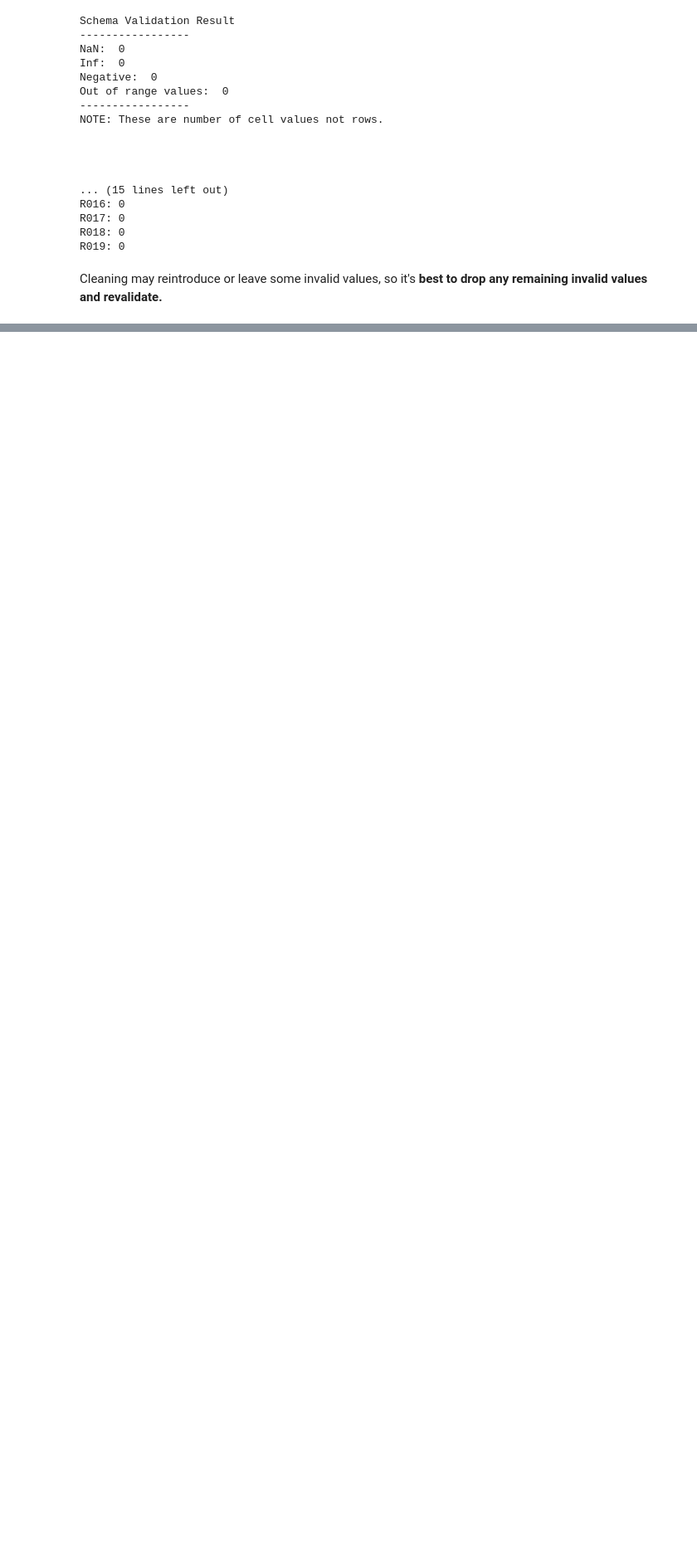
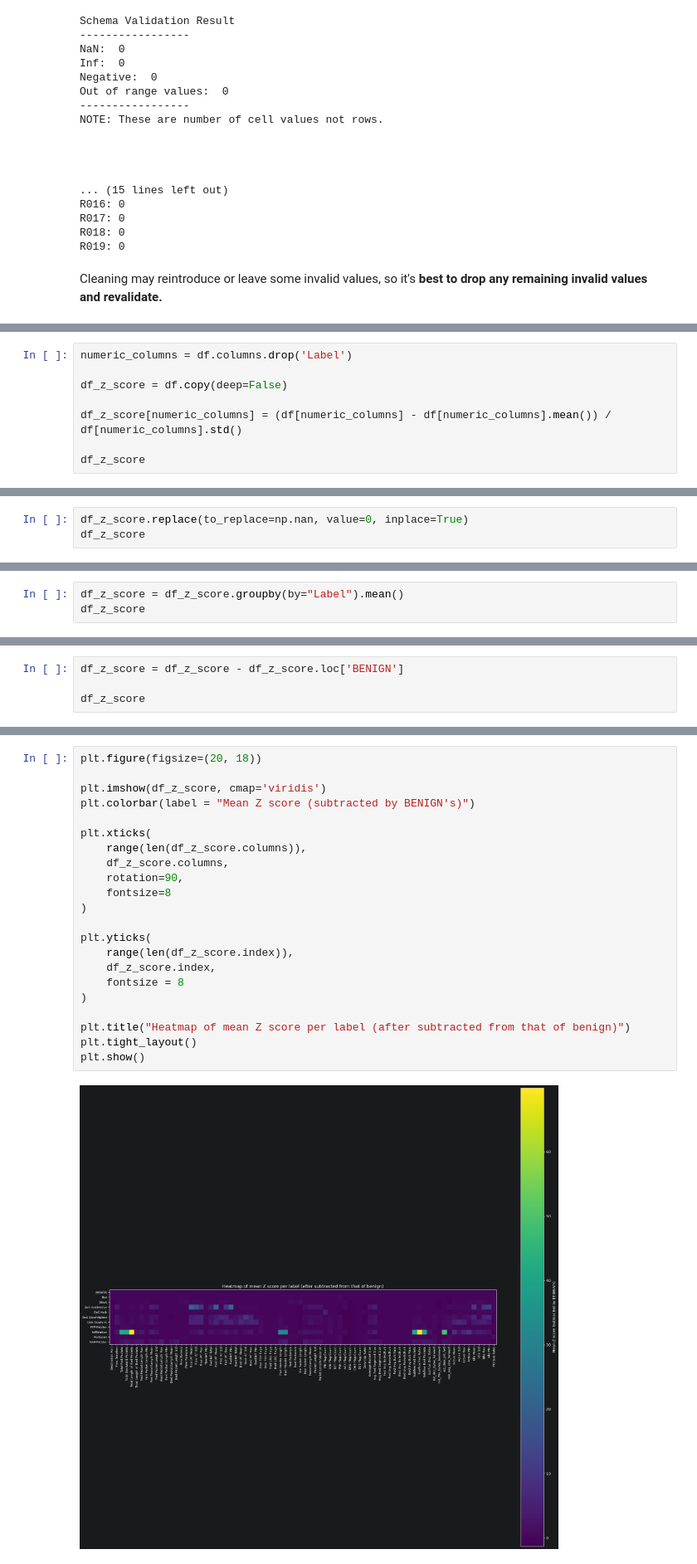
Before and after one commit to CoderHarshDew/Harsh_Dewangan_PBEL_3.0, a Jupyter notebook: notebooks/exploratory_data_analysis.ipynb, the cells around one changed output, grey strips where cells are left out. Shown at 83% size. Cells and saved outputs as stored; diff of their text form; blank space fills up the shorter version.

```diff
--- a/notebooks/exploratory_data_analysis.ipynb
+++ b/notebooks/exploratory_data_analysis.ipynb
@@ -384,0 +511,8 @@ Cleaning may reintroduce or leave some invalid values, so it's **best to drop an
+# %%
+numeric_columns = df.columns.drop('Label')
+
+df_z_score = df.copy(deep=False)
+
+df_z_score[numeric_columns] = (df[numeric_columns] - df[numeric_columns].mean()) / df[numeric_columns].std()
+
+df_z_score
@@ -384,0 +547,3 @@ Cleaning may reintroduce or leave some invalid values, so it's **best to drop an
+# %%
+df_z_score.replace(to_replace=np.nan, value=0, inplace=True)
+df_z_score
@@ -384,0 +564,3 @@ Cleaning may reintroduce or leave some invalid values, so it's **best to drop an
+# %%
+df_z_score = df_z_score.groupby(by="Label").mean()
+df_z_score
@@ -384,0 +582,4 @@ Cleaning may reintroduce or leave some invalid values, so it's **best to drop an
+# %%
+df_z_score = df_z_score - df_z_score.loc['BENIGN']
+
+df_z_score
@@ -384,0 +601,24 @@ Cleaning may reintroduce or leave some invalid values, so it's **best to drop an
+# %%
+plt.figure(figsize=(20, 18))
+
+plt.imshow(df_z_score, cmap='viridis')
+plt.colorbar(label = "Mean Z score (subtracted by BENIGN's)")
+
+plt.xticks(
+    range(len(df_z_score.columns)),
+    df_z_score.columns,
+    rotation=90,
+    fontsize=8
+)
+
+plt.yticks(
+    range(len(df_z_score.index)),
+    df_z_score.index,
+    fontsize = 8
+)
+
+plt.title("Heatmap of mean Z score per label (after subtracted from that of benign)")
+plt.tight_layout()
+plt.show()
+# %% [output]
+[figure, added]
```
Also changed, not shown: parts of 14 cells of this notebook, 2 other files.
